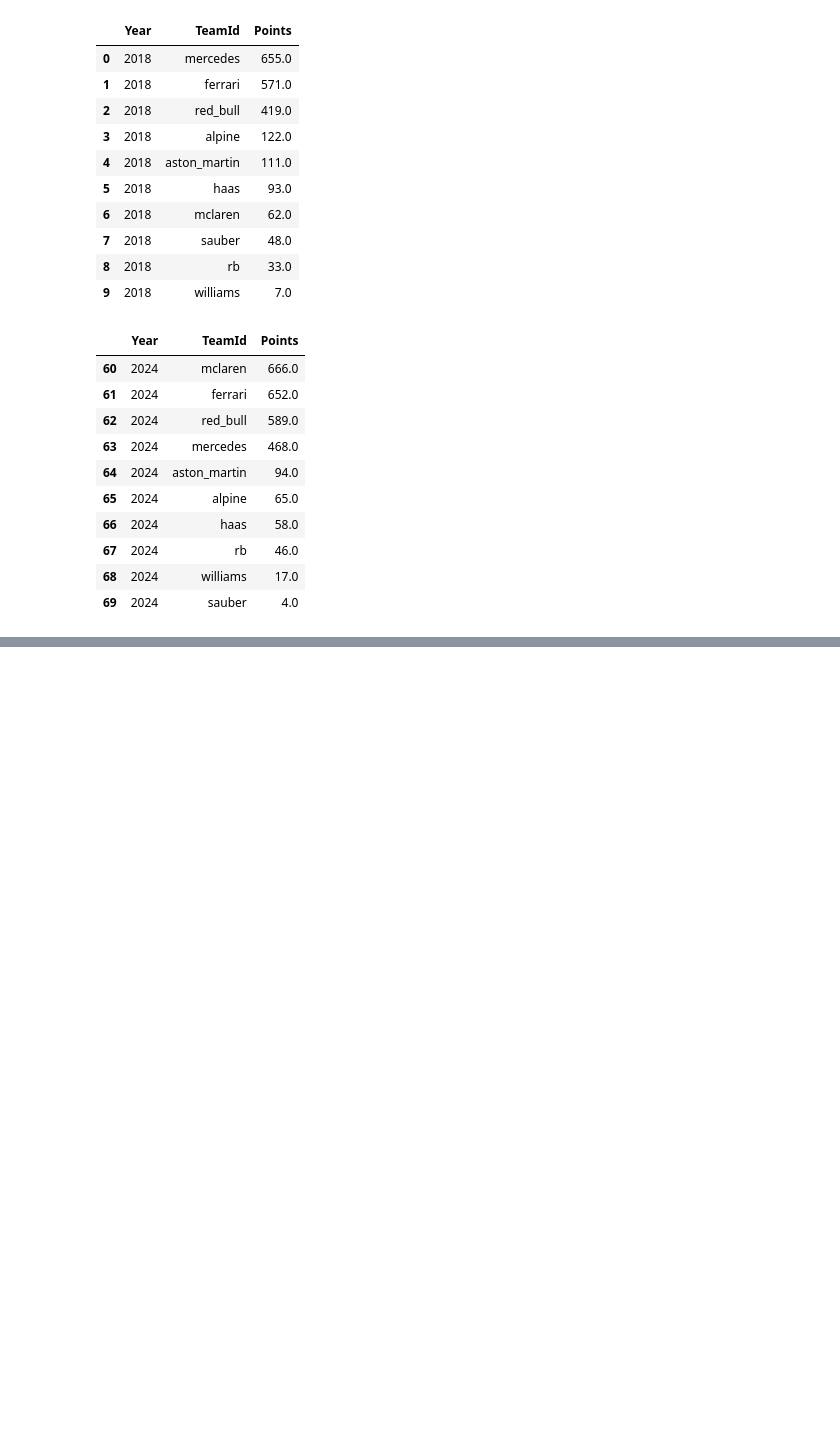
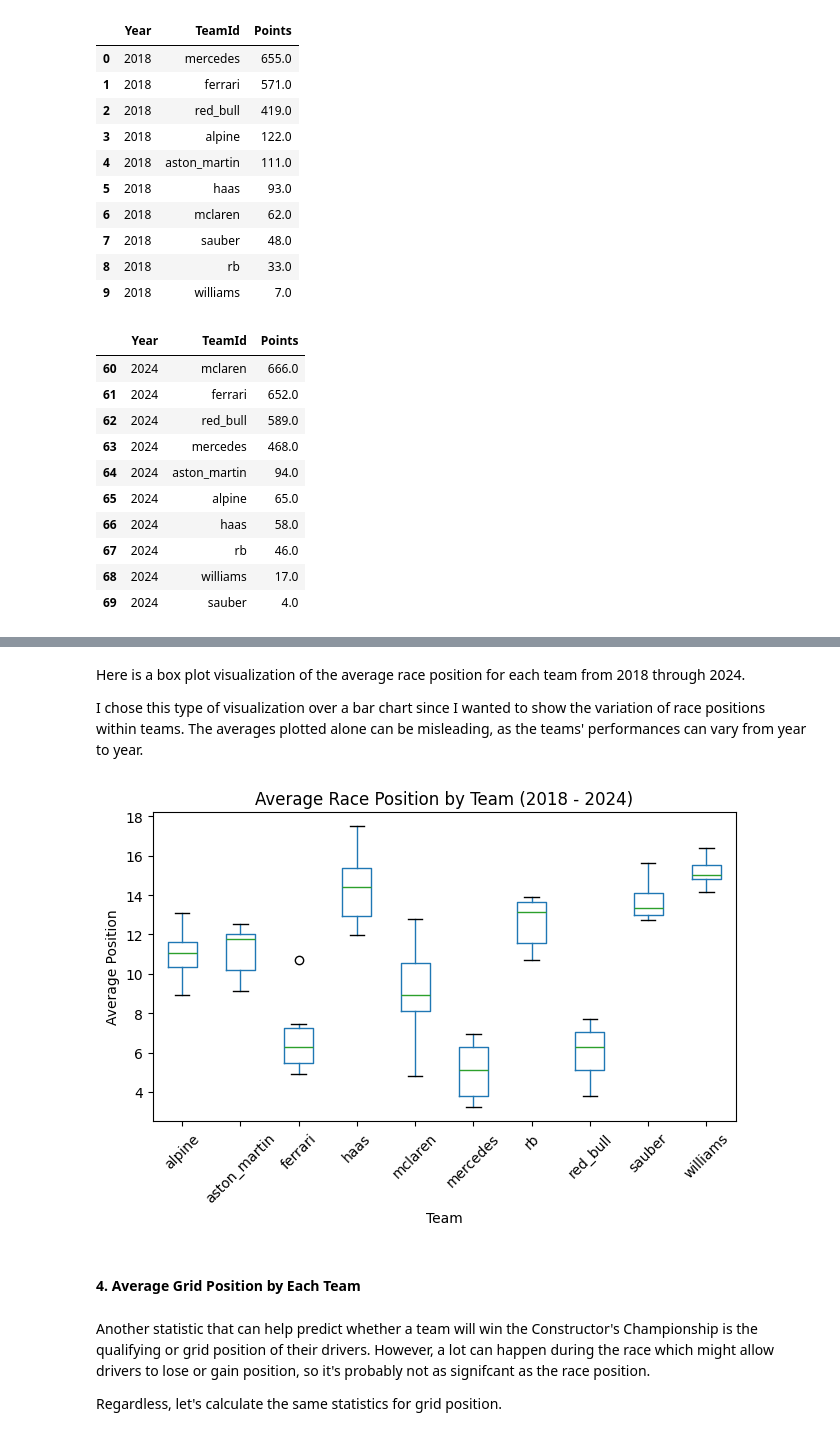
Before and after one commit to xjuliabutlerx/f1-constructors-predictor, a Jupyter notebook: src/notebooks/eda.ipynb, the cells around one changed output, grey strips where cells are left out. Drawn from its saved outputs; the diff is of its cells as text; code cells hidden in the pictures; blank space fills up the shorter version.

```diff
--- a/src/notebooks/eda.ipynb
+++ b/src/notebooks/eda.ipynb
@@ -135,0 +176,5 @@ POINTS_PER_SEASON_BY_TEAM_DF.tail(10)
+# %%
+RACE_POSITION_BY_TEAM_BY_YEAR_DF = ALL_RACE_DATA_DF[["Year", "TeamId", "Position"]].groupby(["Year", "TeamId"])["Position"].mean().reset_index()
+RACE_POSITION_BY_TEAM_BY_YEAR_DF = RACE_POSITION_BY_TEAM_BY_YEAR_DF.sort_values(by=["Year", "Position"], ascending=[True, True]).reset_index(drop=True)
+
+RACE_POSITION_BY_TEAM_BY_YEAR_DF.head(10)
@@ -135,0 +227,21 @@ POINTS_PER_SEASON_BY_TEAM_DF.tail(10)
+# %% [markdown]
+Here is a box plot visualization of the average race position for each team from 2018 through 2024.
+
+I chose this type of visualization over a bar chart since I wanted to show the variation of race positions within teams. The averages plotted alone can be misleading, as the teams' performances can vary from year to year.
+# %%
+RACE_POSITION_BY_TEAM_BY_YEAR_DF.boxplot(column="Position", by="TeamId", grid=False)
+plt.suptitle("")
+plt.title("Average Race Position by Team (2018 - 2024)")
+plt.xlabel("Team")
+plt.xticks(rotation=45)
+plt.tight_layout()
+plt.ylabel("Average Position")
+plt.show()
+# %% [output]
+[figure, added]
+# %% [markdown]
+#### 4. Average Grid Position by Each Team
+# %% [markdown]
+Another statistic that can help predict whether a team will win the Constructor's Championship is the qualifying or grid position of their drivers. However, a lot can happen during the race which might allow drivers to lose or gain position, so it's probably not as signifcant as the race position.
+
+Regardless, let's calculate the same statistics for grid position.
```
Also changed, not shown: parts of 58 cells of this notebook.
